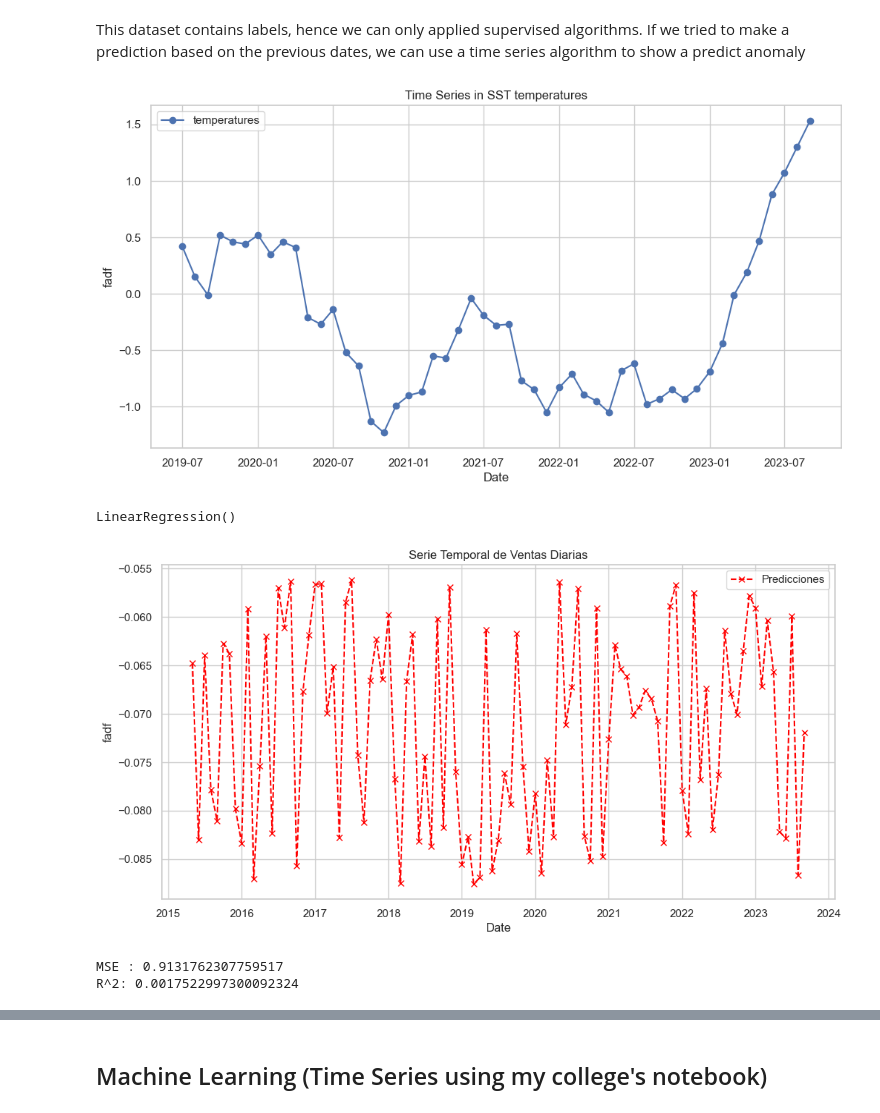
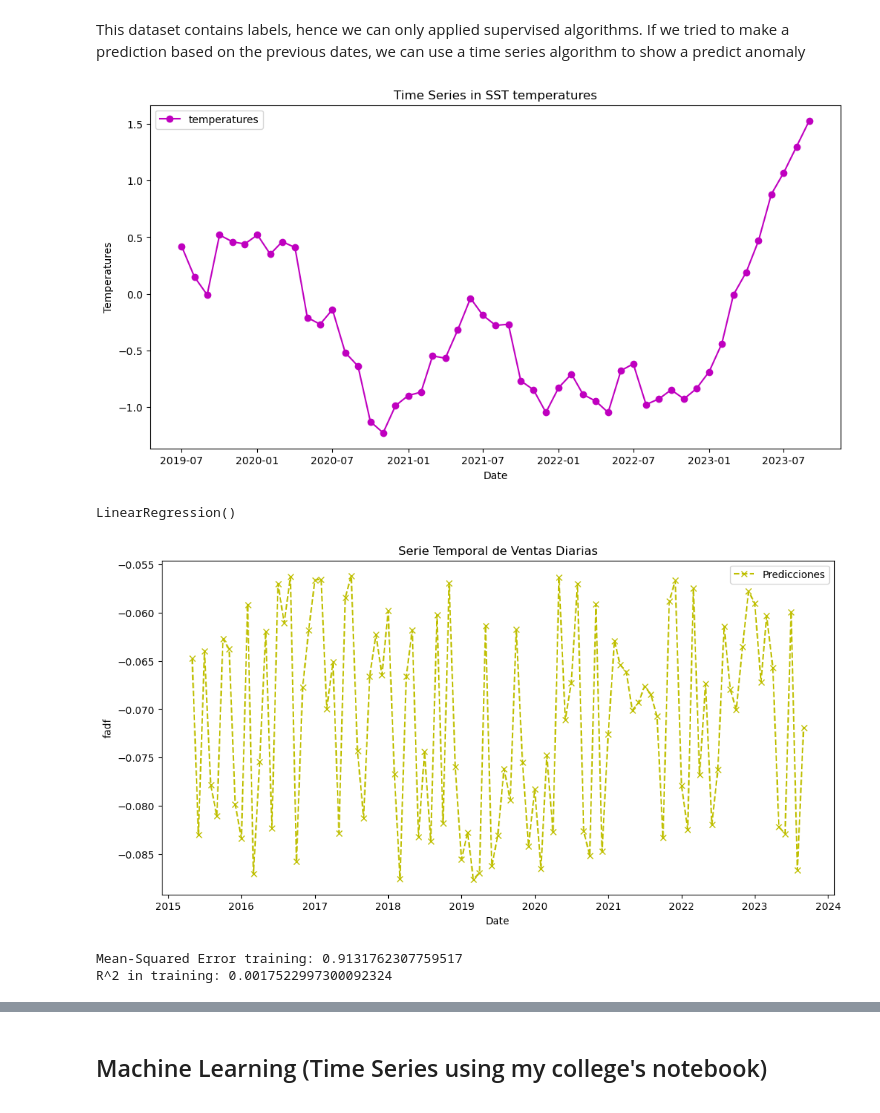
Before and after one commit to misaelanton/Misael_Portfolio, a Jupyter notebook: ENSO .ipynb, the cells around one changed output, grey strips where cells are left out. Drawn from its saved outputs; the diff is of its cells as text; code cells hidden in the pictures.

```diff
--- a/ENSO .ipynb
+++ b/ENSO .ipynb
@@ -289,11 +277,3 @@ df['date']
 499   2023-08-01
 500   2023-09-01
 Name: date, Length: 501, dtype: datetime64[ns]
-# %%
-#visualizing the data,
-sns.set(style="whitegrid")
-plt.title('Mean of Ninos temperature by region')
-ax1 = sns.boxplot(data=df[['NINO1_2', 'NINO3', 'NINO4', 'NINO3.4']])
-plt.show()
-plt.title('Mean of anomalies by region')
-ax2 = sns.boxplot(data=df[['ANOM1_2', 'ANOM3', 'ANOM4', 'ANOM3.4']])
@@ -398,14 +439,14 @@ y_train = np.array(y_train).reshape(-1, 1)
 y_test = np.array(y_test).reshape(-1, 1)
 # %%
 plt.figure(figsize=(12, 6))
-plt.plot(df['date'][450:], df['ANOM3.4'][450:], label='temperatures', marker='o', linestyle='-')
+plt.plot(df['date'][450:], df['ANOM3.4'][450:], label='temperatures', marker='o', linestyle='-', color='m')
 plt.xlabel('Date')
-plt.ylabel('fadf')
+plt.ylabel('Temperatures')
 plt.title('Time Series in SST temperatures')
 plt.legend()
 plt.show()
 # %% [output]
-[figure, old version]
+[figure, new version]
 # %%
 regression_model = LinearRegression()
 regression_model.fit(X_train, y_train)
@@ -420,18 +461,18 @@ r2 = r2_score(y_test, y_pred)
 # %%
 plt.figure(figsize=(12, 6))
 #plt.plot(df['date'][450:], df['ANOM3.4'][450:], label='Ventas Diarias', marker='o', linestyle='-')
-plt.plot(df['date'][len(X_train):], y_pred, label='Predicciones', marker='x', linestyle='--', color='red')
+plt.plot(df['date'][len(X_train):], y_pred, label='Predicciones', marker='x', linestyle='--', color='y')
 plt.xlabel('Date')
 plt.ylabel('fadf')
 plt.title('Serie Temporal de Ventas Diarias')
 plt.legend()
 plt.show()
 
 # print the results
-print("MSE :", mse)
-print("R^2:", r2)
+print("Mean-Squared Error training:", mse)
+print("R^2 in training:", r2)
 # %% [output]
-[figure, old version]
+[figure, new version]
-MSE : 0.9131762307759517
-R^2: 0.0017522997300092324
+Mean-Squared Error training: 0.9131762307759517
+R^2 in training: 0.0017522997300092324
 # %% [markdown]
```
Also changed, not shown: parts of 34 cells of this notebook.
